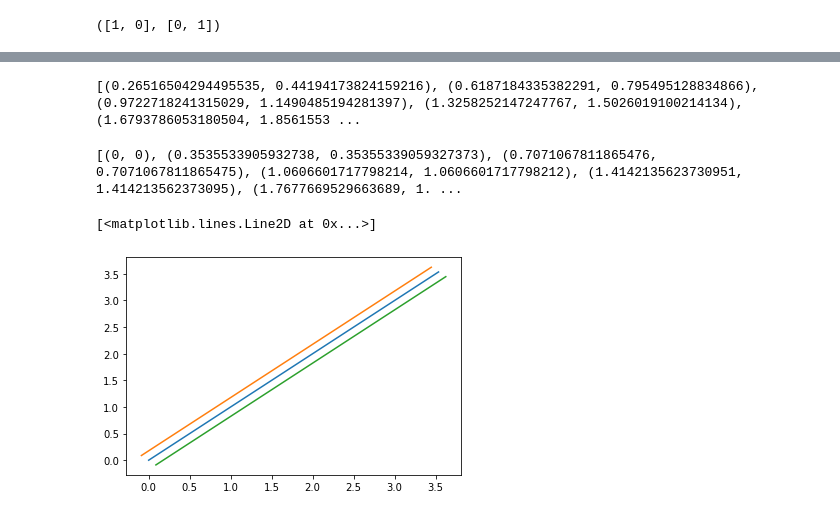
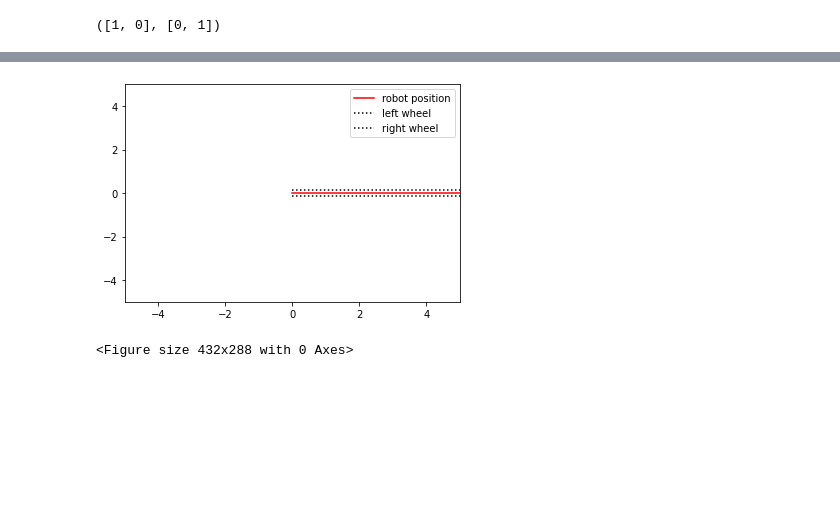
Before and after one commit to scploeger/aicv-kalman, a Jupyter notebook: KF Simulation.ipynb, the cells around one changed output, grey strips where cells are left out. Drawn from its saved outputs; the diff is of its cells as text; code cells hidden in the pictures; blank space fills up the shorter version.

```diff
--- a/KF Simulation.ipynb
+++ b/KF Simulation.ipynb
@@ -2,3 +3,17 @@
 import numpy as np
 import math
 import matplotlib.pyplot as plt
+# %%
+#this function updates the current distance travelled and time elapsed by the moving robot
+def distance_update(d_current, t_current):
+    d_total = d_current + d
+    t_total = t_current + t_interval
+    return (d_total, t_total) #returns the total travelled distance and the total elapsed time
+# %%
+#this function updates the x and y position of the robot each time step based on the
+#distance travelled per time step, and the initial angle
+def update_pos(x,y):
+    delta_x = (d * (math.cos(math.radians(theta_init))))
+    delta_y = (d * (math.sin(math.radians(theta_init))))
+    #print("delta_x: ", delta_x)
+    return (x + delta_x, y + delta_y)
@@ -5,10 +29,11 @@ import matplotlib.pyplot as plt
 # %%
 #initial position
-x_init = 0
+x_init = 0 #robot starts at origin
 y_init = 0
 
+#initialize the robot position
 x = x_init
 y = y_init
 
 #initial angle
-theta_init = 45
+theta_init = 0
@@ -102,11 +101,3 @@ while itr < len(pos):
     y_wheel_pos = (pos[itr][1] - (wheelbase/2)*math.sin(math.radians(90-theta_init)))
     R_pos.append((x_wheel_pos,y_wheel_pos))
     itr+=1
-# %%
-print(L_pos)
-# %% [output]
-[(0.26516504294495535, 0.44194173824159216), (0.6187184335382291, 0.795495128834866), (0.9722718241315029, 1.1490485194281397), (1.3258252147247767, 1.5026019100214134), (1.6793786053180504, 1.8561553 ...
-# %%
-print(pos)
-# %% [output]
-[(0, 0), (0.3535533905932738, 0.35355339059327373), (0.7071067811865476, 0.7071067811865475), (1.0606601717798214, 1.0606601717798212), (1.4142135623730951, 1.414213562373095), (1.7677669529663689, 1. ...
@@ -113,10 +108,15 @@ print(pos)
 # %%
 plt.figure()
-plt.plot(*zip(*pos))
+plt.xlim(-5,5)
+plt.ylim(-5,5)
+plt.plot(*zip(*pos), label = 'robot position', color = 'r')
 x_L,y_L = zip(*L_pos)
-plt.plot(x_L,y_L)
+plt.plot(x_L,y_L, label = 'left wheel', color = 'k', linestyle = 'dotted')
 x_R,y_R = zip(*R_pos)
-plt.plot(x_R,y_R)
+plt.plot(x_R,y_R, label = 'right wheel', color = 'k', linestyle = 'dotted')
+plt.legend()
+plt.show()
+plt.clf()
 # %% [output]
+[figure, new version]
-[<matplotlib.lines.Line2D at 0x...>]
+<Figure size 432x288 with 0 Axes>
-[figure, old version]
```
Also changed, not shown: parts of 19 cells of this notebook.
